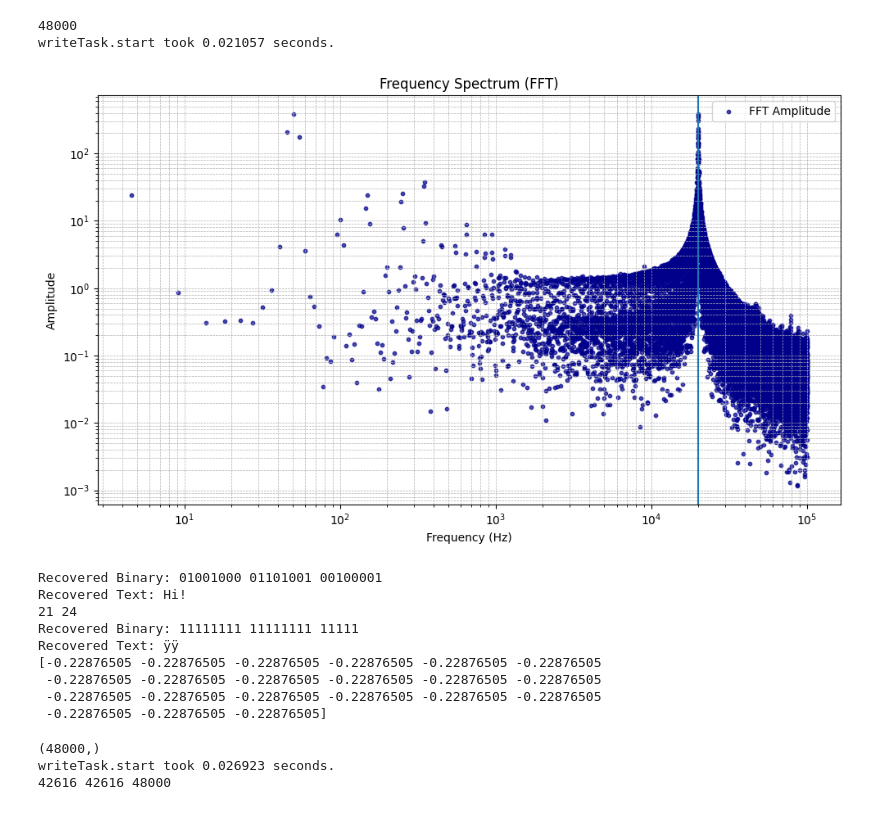
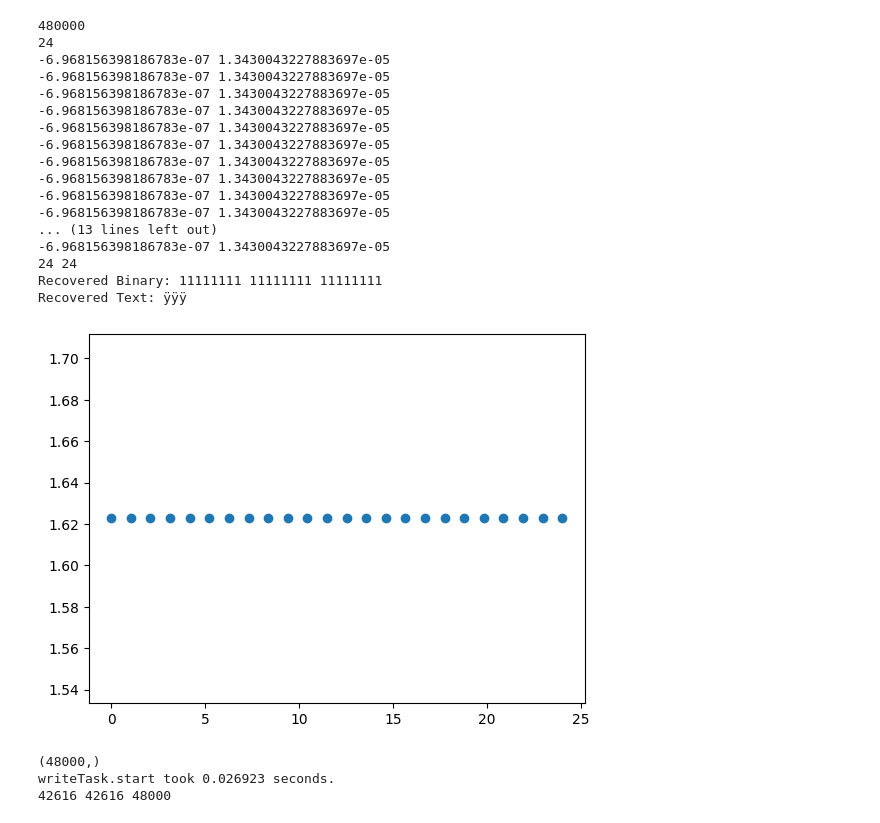
Before and after one commit to GingerBF/PE3--bobo-damster-, a Jupyter notebook: sessiecode/mydaq_tests.ipynb, the cells around one changed output. Saved outputs shown, nothing was run; the diff lists cells and outputs as text; code cells hidden in the pictures.

```diff
--- a/sessiecode/mydaq_tests.ipynb
+++ b/sessiecode/mydaq_tests.ipynb
@@ -61,7 +25,7 @@ daq.samplerate = int(2e5)
 read_channel = 'AI0'
 write_channel = 'AO0'
 carrierFrequency = 2e4
-sps = 2000
+sps = 20000
 amplitude = 2
 
 text = "Hi!"
@@ -71,8 +35,8 @@ fm_signal = PM.binary_to_pm(binary, fmType=1)
 voltages = PM.pm_to_voltage_array(fm_signal, sps, f=carrierFrequency, fs=daq.samplerate, A=amplitude)
 # %%
 print(len(voltages))
-data = daq.readwrite(voltages, read_channel, write_channel)
-
+#data = daq.readwrite(voltages, read_channel, write_channel)
+data = voltages
 window = np.hanning(len(data))
 windowed_data = data * window
 fft = np.fft.rfft(windowed_data)
@@ -80,24 +44,18 @@ freqs = np.fft.rfftfreq(len(data), 1 / daq.samplerate)
 amplitude = np.abs(fft)
 
 # Plot
-plt.figure(figsize=(10, 6))
-plt.scatter(freqs, amplitude, s=10, color='darkblue', alpha=0.7, label='FFT Amplitude')
-plt.axvline(carrierFrequency)
-plt.xscale('log')
-plt.yscale('log')  # Optional: helps when amplitudes span multiple orders
-plt.xlabel('Frequency (Hz)')
-plt.ylabel('Amplitude')
-plt.title('Frequency Spectrum (FFT)')
-plt.grid(True, which='both', linestyle='--', linewidth=0.5)
-plt.legend()
-plt.tight_layout()
-plt.show()
-
-binary_back = PM.pm_to_binary(fm_signal, fmType=1)
-print("Recovered Binary:", binary_back)
-
-text_back = PM.binary_to_text(binary_back)
-print("Recovered Text:", text_back)
+#plt.figure(figsize=(10, 6))
+#plt.scatter(freqs, amplitude, s=10, color='darkblue', alpha=0.7, label='FFT Amplitude')
+#plt.axvline(carrierFrequency)
+#lt.xscale('log')
+#plt.yscale('log')  # Optional: helps when amplitudes span multiple orders
+#plt.xlabel('Frequency (Hz)')
+#plt.ylabel('Amplitude')
+#plt.title('Frequency Spectrum (FFT)')
+#plt.grid(True, which='both', linestyle='--', linewidth=0.5)
+##plt.legend()
+#plt.tight_layout()
+#plt.show()
 
 _, amplitudes, phases = PM.retrieve_phases(data, daq.samplerate, sps, carrierFrequency)
 
@@ -108,21 +66,29 @@ print("Recovered Binary:", binary_back)
 
 text_back = PM.binary_to_text(binary_back)
 print("Recovered Text:", text_back)
-
-print(phases)
 # %% [output]
-48000
-writeTask.start took 0.021057 seconds.
+480000
+24
+-6.968156398186783e-07 1.3430043227883697e-05
+-6.968156398186783e-07 1.3430043227883697e-05
+-6.968156398186783e-07 1.3430043227883697e-05
+-6.968156398186783e-07 1.3430043227883697e-05
+-6.968156398186783e-07 1.3430043227883697e-05
+-6.968156398186783e-07 1.3430043227883697e-05
+-6.968156398186783e-07 1.3430043227883697e-05
+-6.968156398186783e-07 1.3430043227883697e-05
+-6.968156398186783e-07 1.3430043227883697e-05
+-6.968156398186783e-07 1.3430043227883697e-05
+... (13 lines left out)
+-6.968156398186783e-07 1.3430043227883697e-05
+24 24
+Recovered Binary: 11111111 11111111 11111111
+Recovered Text: ÿÿÿ
-[figure, removed]
-Recovered Binary: 01001000 01101001 00100001
-Recovered Text: Hi!
-21 24
-Recovered Binary: 11111111 11111111 11111
-Recovered Text: ÿÿ
-[-0.22876505 -0.22876505 -0.22876505 -0.22876505 -0.22876505 -0.22876505
- -0.22876505 -0.22876505 -0.22876505 -0.22876505 -0.22876505 -0.22876505
- -0.22876505 -0.22876505 -0.22876505 -0.22876505 -0.22876505 -0.22876505
- -0.22876505 -0.22876505 -0.22876505]
+# %%
+plt.scatter(np.linspace(0, len(phases), len(phases)), phases)
+plt.show()
+# %% [output]
+[figure, added]
 # %%
 tArray = np.linspace(0, len(voltages) / daq.samplerate, len(voltages), endpoint=False)
 print(voltages.shape)
```
Also changed, not shown: parts of 3 cells of this notebook.
